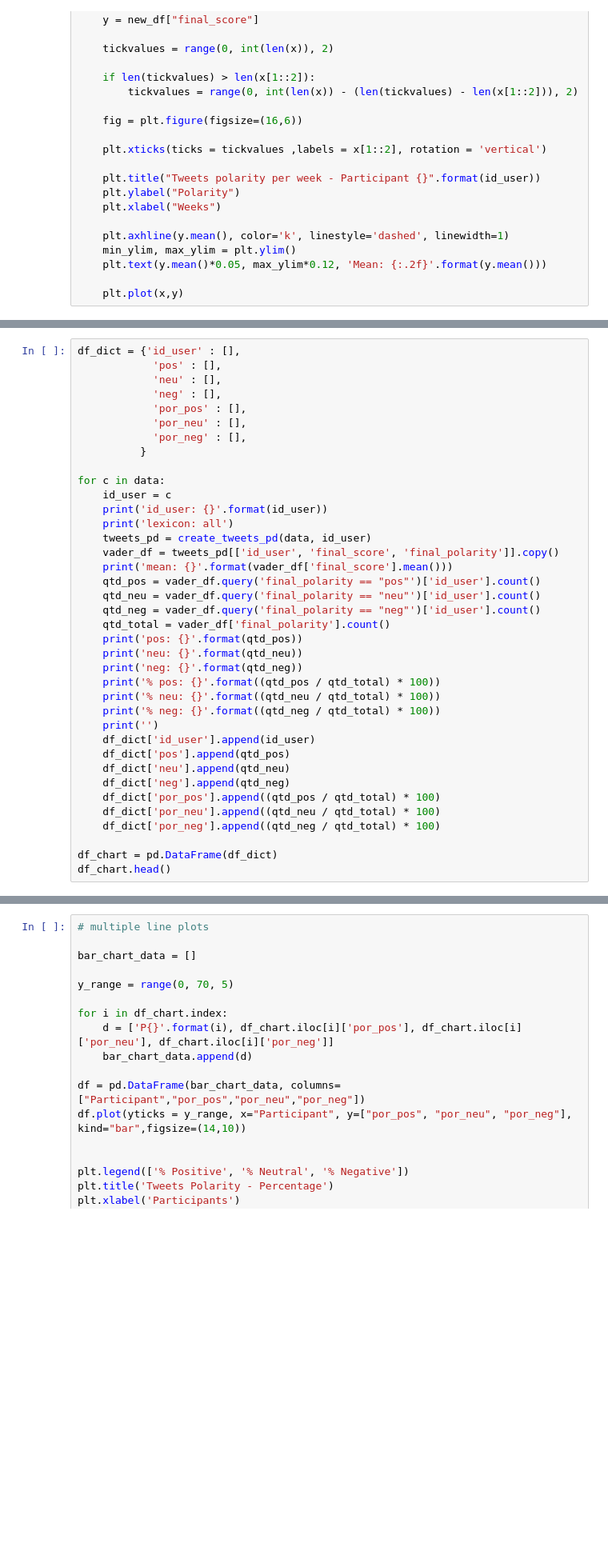
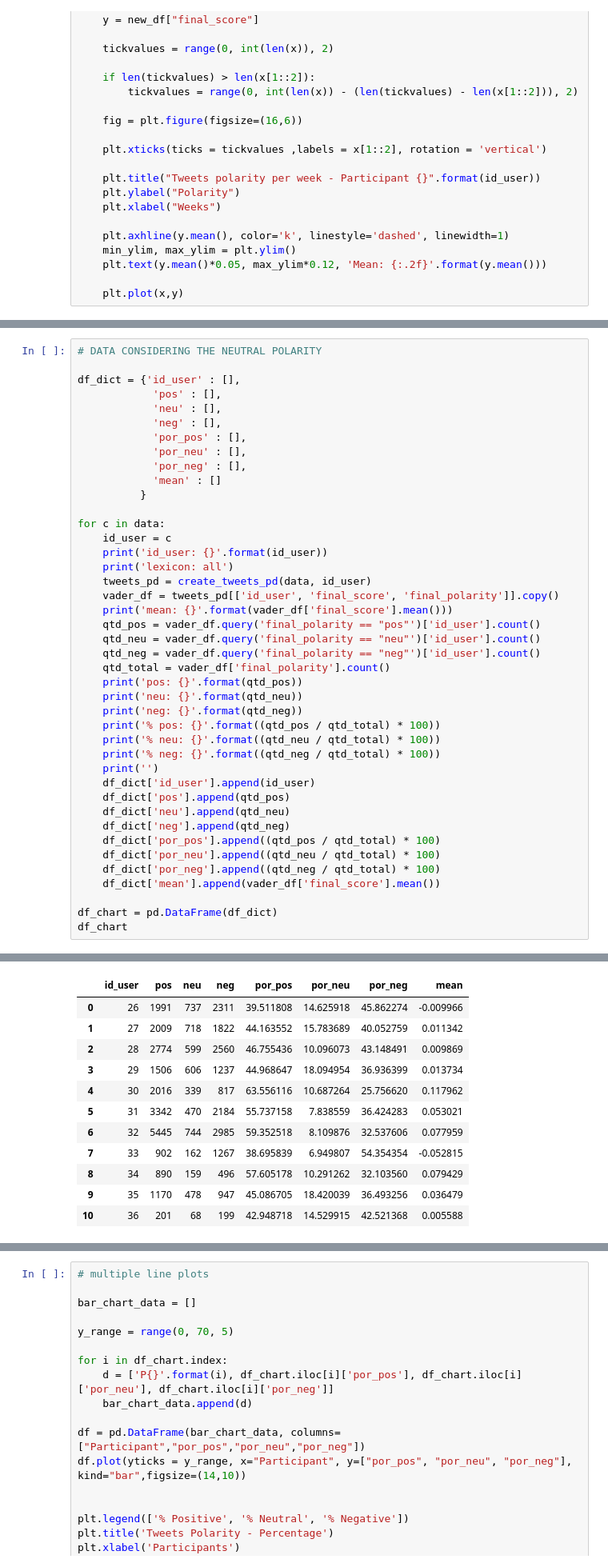
Before and after one commit to leosilva/peerj_computer_science_2022, a Jupyter notebook: Notebooks/Line Chart Polarity Scores.ipynb, the cells around one changed output, grey strips where cells are left out. Shown at 80% size. Cells and saved outputs as stored; diff of their text form; blank space fills up the shorter version.

```diff
--- a/Notebooks/Line Chart Polarity Scores.ipynb
+++ b/Notebooks/Line Chart Polarity Scores.ipynb
@@ -82,4 +93,6 @@ DataError: No numeric types to aggregate
 # %%
+# DATA CONSIDERING THE NEUTRAL POLARITY
+
 df_dict = {'id_user' : [],
             'pos' : [],
             'neu' : [],
@@ -87,6 +100,7 @@ df_dict = {'id_user' : [],
             'por_pos' : [],
             'por_neu' : [],
             'por_neg' : [],
+            'mean' : []
           }
 
 for c in data:
@@ -114,6 +128,8 @@ for c in data:
     df_dict['por_pos'].append((qtd_pos / qtd_total) * 100)
     df_dict['por_neu'].append((qtd_neu / qtd_total) * 100)
     df_dict['por_neg'].append((qtd_neg / qtd_total) * 100)
+    df_dict['mean'].append(vader_df['final_score'].mean())
 
 df_chart = pd.DataFrame(df_dict)
-df_chart.head()
+df_chart
+# %% [output]
@@ -119,0 +153,12 @@ df_chart.head()
+|  | id_user | pos | neu | neg | por_pos | por_neu | por_neg | mean |
+| 0 | 26 | 1991 | 737 | 2311 | 39.511808 | 14.625918 | 45.862274 | -0.009966 |
+| 1 | 27 | 2009 | 718 | 1822 | 44.163552 | 15.783689 | 40.052759 | 0.011342 |
+| 2 | 28 | 2774 | 599 | 2560 | 46.755436 | 10.096073 | 43.148491 | 0.009869 |
+| 3 | 29 | 1506 | 606 | 1237 | 44.968647 | 18.094954 | 36.936399 | 0.013734 |
+| 4 | 30 | 2016 | 339 | 817 | 63.556116 | 10.687264 | 25.756620 | 0.117962 |
+| 5 | 31 | 3342 | 470 | 2184 | 55.737158 | 7.838559 | 36.424283 | 0.053021 |
+| 6 | 32 | 5445 | 744 | 2985 | 59.352518 | 8.109876 | 32.537606 | 0.077959 |
+| 7 | 33 | 902 | 162 | 1267 | 38.695839 | 6.949807 | 54.354354 | -0.052815 |
+| 8 | 34 | 890 | 159 | 496 | 57.605178 | 10.291262 | 32.103560 | 0.079429 |
+| 9 | 35 | 1170 | 478 | 947 | 45.086705 | 18.420039 | 36.493256 | 0.036479 |
+| 10 | 36 | 201 | 68 | 199 | 42.948718 | 14.529915 | 42.521368 | 0.005588 |
```
Also changed, not shown: parts of 6 cells of this notebook, 2 other files.
